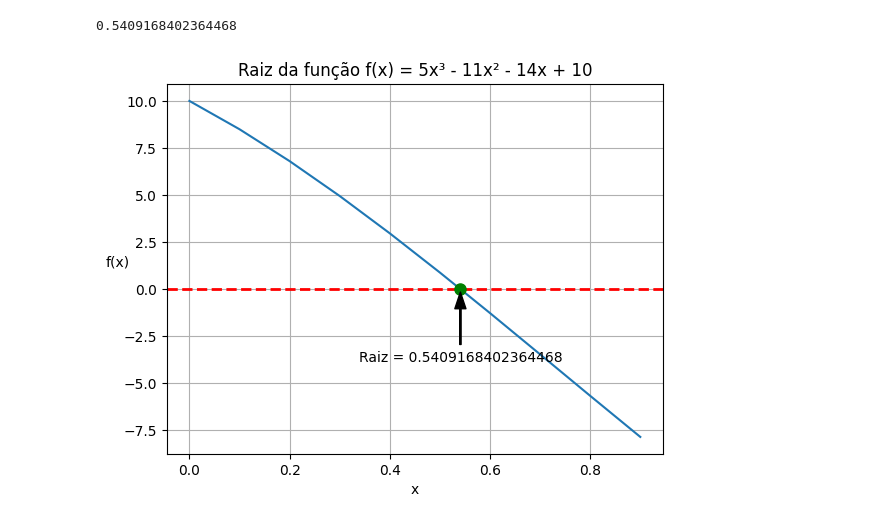
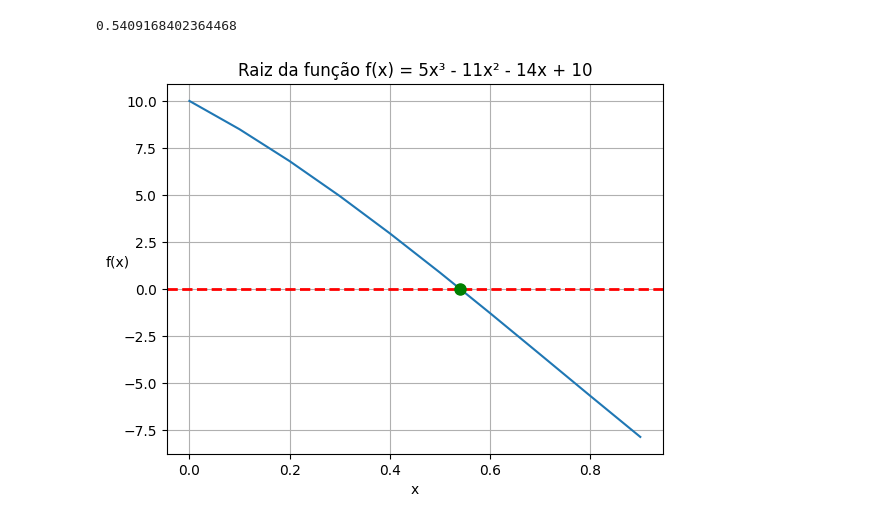
Before and after one commit to JpCobraC/Metodos_Numericos_Computacionais, a Jupyter notebook: AcharRaizIntervalo.ipynb, the cells around one changed output. Drawn from its saved outputs; the diff is of its cells as text; code cells hidden in the pictures.

```diff
--- a/AcharRaizIntervalo.ipynb
+++ b/AcharRaizIntervalo.ipynb
@@ -25,36 +25,24 @@ print(m)
 # %%
 import matplotlib.pyplot as plt
 
 x_vals = [i/10 for i in range(int(a*10)-5, int(b*10)+5)]
 y_vals = [f(x) for x in x_vals]
 
 plt.plot(x_vals, y_vals)
 
 plt.axhline(y=0, color='r', linestyle='--', linewidth=2)
 
 plt.grid(True)
 plt.xlabel("x")
 plt.ylabel("f(x)", rotation=0)
 plt.title("Raiz da função f(x) = 5x³ - 11x² - 14x + 10")
 
 plt.draw()
 
 ymin, ymax = plt.gca().get_ylim()
 text_y = ymin + (ymax - ymin) * 0.25
 
-if m is not None:
-
-  plt.plot(m, 0, marker='o', markersize=8, color='green')
-
-  plt.annotate(
-      f"Raiz = {m}",
-      xy=(m, 0),
-      xytext=(m, text_y),
-      arrowprops=dict(facecolor='black', shrink=0.05, width=1, headwidth=8),
-      fontsize=10,
-      ha='center'
-  )
-
+plt.plot(m, 0, marker='o', markersize=8, color='green')
 plt.show()
 # %% [output]
-[figure, old version]
+[figure, new version]
```
Also changed, not shown: 2 other files.
